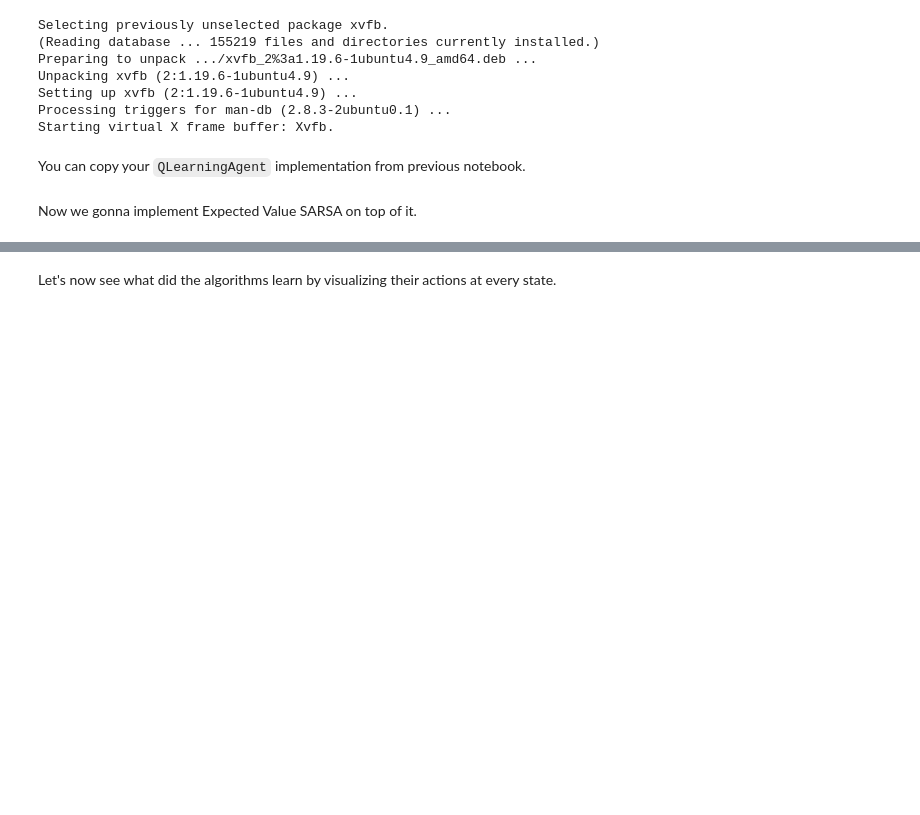
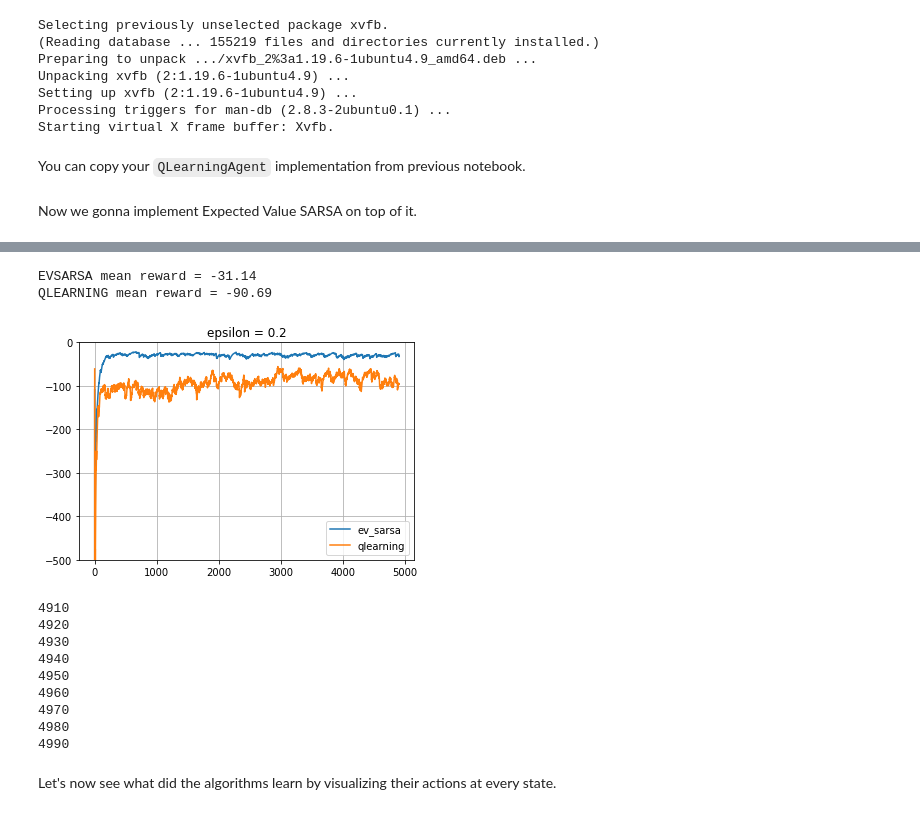
Before and after one commit to iponamareva/RL_course, a Jupyter notebook: RL_week3_homework.ipynb, the cells around one changed output, grey strips where cells are left out. Saved outputs shown, nothing was run; the diff lists cells and outputs as text; code cells hidden in the pictures; blank space fills up the shorter version.

```diff
--- a/RL_week3_homework.ipynb
+++ b/RL_week3_homework.ipynb
@@ -63,7 +63,6 @@ class QLearningAgent:
             which returns Q(state,action)
           - self.set_qvalue(state,action,value)
             which sets Q(state,action) := value
-
         !!!Important!!!
         Note: please avoid using self._qValues directly.
             There's a special self.get_qvalue/set_qvalue for that.
@@ -97,7 +96,11 @@ class QLearningAgent:
         if len(possible_actions) == 0:
             return 0.0
 
-        <YOUR CODE>
+        value = None
+        for action in possible_actions:
+            possible_value = self.get_qvalue(state, action)
+            if value is None or possible_value > value:
+                value = possible_value
 
         return value
 
@@ -111,9 +114,12 @@ class QLearningAgent:
         gamma = self.discount
         learning_rate = self.alpha
 
-        <YOUR CODE>
+        cur_Q = self.get_qvalue(state, action)
+        V = self.get_value(next_state)
+        new_Q = (1 - learning_rate) * cur_Q + learning_rate * (reward + gamma * V)
 
-        self.set_qvalue(state, action, <YOUR CODE: Q-value> )
+
+        self.set_qvalue(state, action, new_Q)
 
     def get_best_action(self, state):
         """
@@ -125,7 +131,13 @@ class QLearningAgent:
         if len(possible_actions) == 0:
             return None
 
-        <YOUR CODE>
+        best_action = None
+        cur_max = 0
+
+        for action in possible_actions:
+            if best_action is None or self.get_qvalue(state, action) > cur_max:
+                best_action = action
+                cur_max = self.get_qvalue(state, action)
 
         return best_action
 
@@ -151,7 +163,11 @@ class QLearningAgent:
         # agent parameters:
         epsilon = self.epsilon
 
-        <YOUR CODE>
+        x = np.random.rand()
+        if (x < epsilon):
+            chosen_action = np.random.choice(possible_actions)
+        else:
+            chosen_action = self.get_best_action(state)
 
         return chosen_action
 # %% [markdown]
@@ -180,7 +196,17 @@ class EVSarsaAgent(QLearningAgent):
         if len(possible_actions) == 0:
             return 0.0
 
-        <YOUR CODE: see docstring>
+        epsilon_normed = epsilon / len(possible_actions)
+
+        state_value = 0
+        max_value = None
+        for action in possible_actions:
+            if max_value is None or self.get_qvalue(state, action) > max_value:
+                max_value = self.get_qvalue(state, action)
+
+            state_value += epsilon_normed * self.get_qvalue(state, action)
+
+        state_value += (1 - epsilon) * max_value
 
         return state_value
 # %% [markdown]
@@ -231,28 +280,42 @@ agent_ql = QLearningAgent(alpha=0.25, epsilon=0.2, discount=0.99,
 # %%
 from IPython.display import clear_output
 import pandas as pd
 
 def moving_average(x, span=100):
     return pd.DataFrame({'x': np.asarray(x)}).x.ewm(span=span).mean().values
 
 rewards_sarsa, rewards_ql = [], []
 
 for i in range(5000):
+    if i % 10 == 0: print(i)
     rewards_sarsa.append(play_and_train(env, agent_sarsa))
     rewards_ql.append(play_and_train(env, agent_ql))
     # Note: agent.epsilon stays constant
 
     if i % 100 == 0:
         clear_output(True)
         print('EVSARSA mean reward =', np.mean(rewards_sarsa[-100:]))
         print('QLEARNING mean reward =', np.mean(rewards_ql[-100:]))
         plt.title("epsilon = %s" % agent_ql.epsilon)
         plt.plot(moving_average(rewards_sarsa), label='ev_sarsa')
         plt.plot(moving_average(rewards_ql), label='qlearning')
         plt.grid()
         plt.legend()
         plt.ylim(-500, 0)
         plt.show()
+# %% [output]
+EVSARSA mean reward = -31.14
+QLEARNING mean reward = -90.69
+[figure, added]
+4910
+4920
+4930
+4940
+4950
+4960
+4970
+4980
+4990
 # %% [markdown]
 Let's now see what did the algorithms learn by visualizing their actions at every state.
 # %%
```
Also changed, not shown: parts of 7 cells of this notebook.
